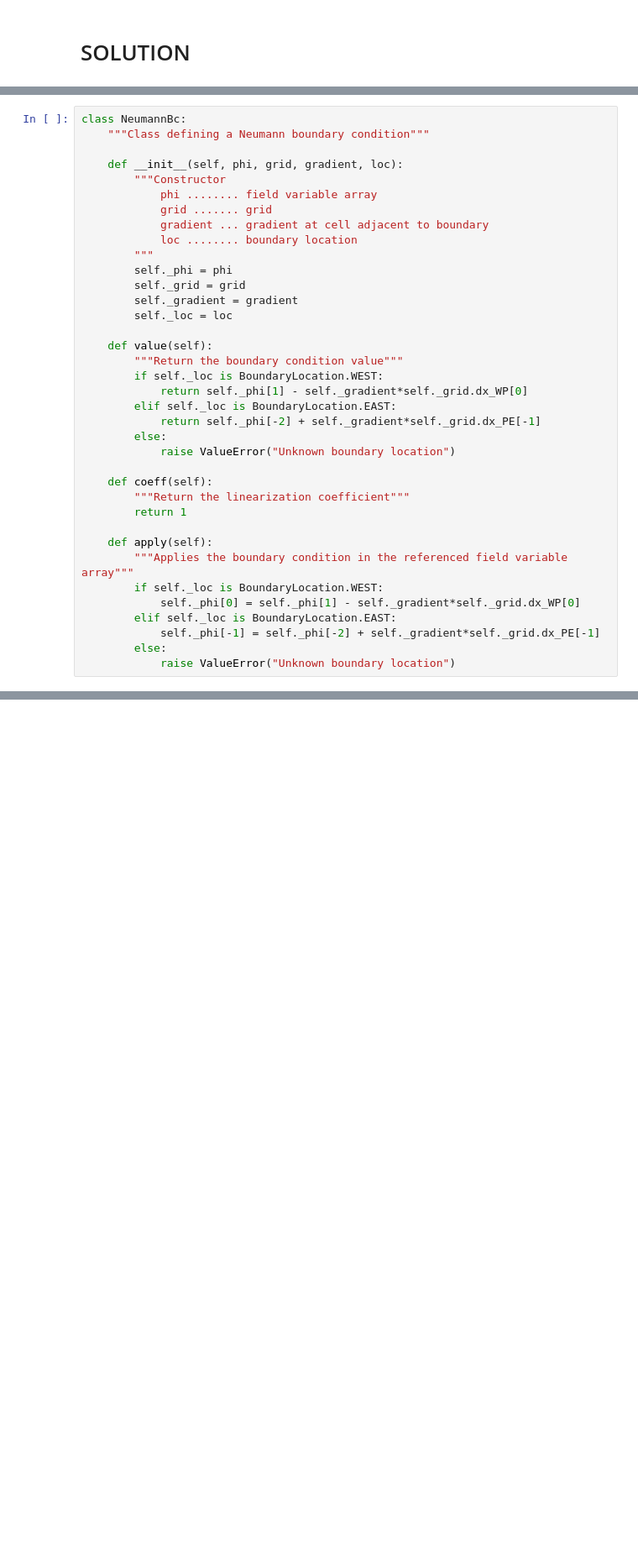
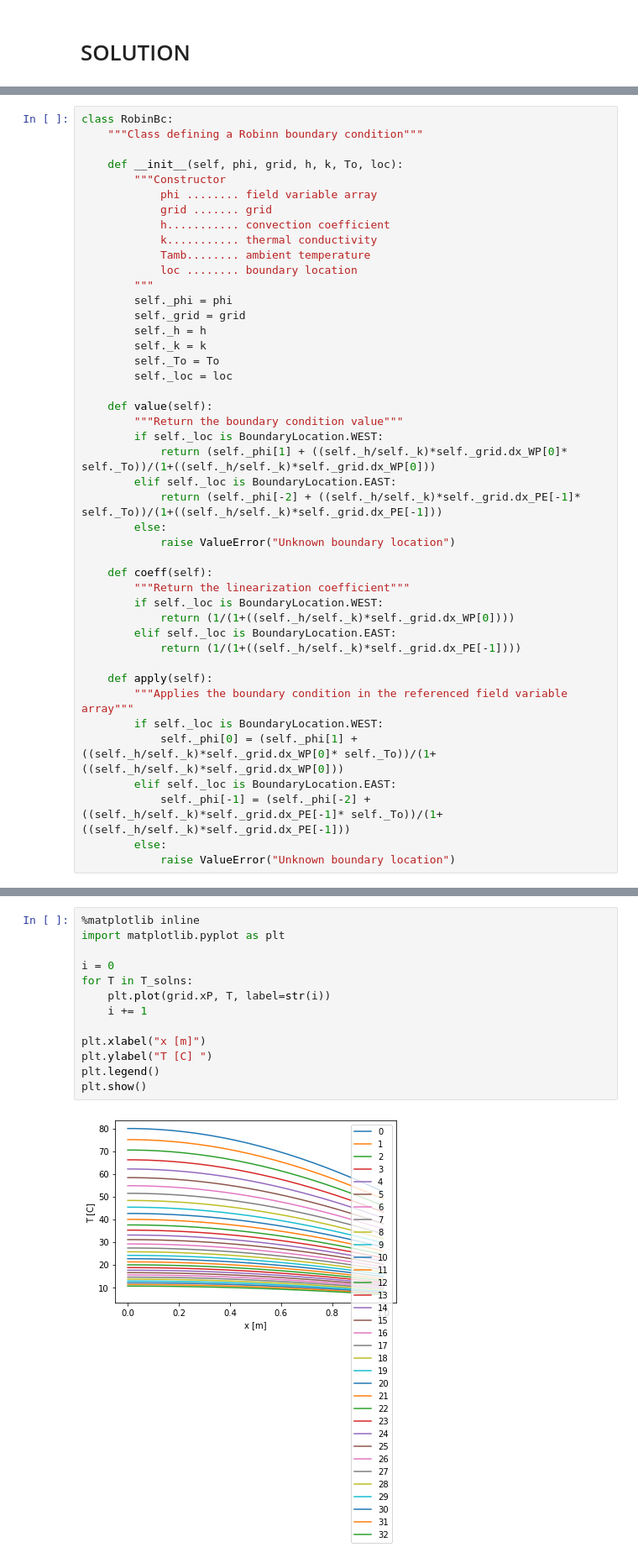
Before and after one commit to vflores4/Assignment-2, a Jupyter notebook: Assignment_2.ipynb, the cells around one changed output, grey strips where cells are left out. Shown at 84% size. Cells and saved outputs as stored; diff of their text form; blank space fills up the shorter version.

```diff
--- a/Assignment_2.ipynb
+++ b/Assignment_2.ipynb
@@ -218,37 +65,44 @@ class BoundaryLocation(Enum):
 # %%
-class NeumannBc:
-    """Class defining a Neumann boundary condition"""
+class RobinBc:
+    """Class defining a Robinn boundary condition"""
 
-    def __init__(self, phi, grid, gradient, loc):
+    def __init__(self, phi, grid, h, k, To, loc):
         """Constructor
             phi ........ field variable array
             grid ....... grid
-            gradient ... gradient at cell adjacent to boundary
+            h........... convection coefficient
+            k........... thermal conductivity
+            Tamb........ ambient temperature
             loc ........ boundary location
         """
         self._phi = phi
         self._grid = grid
-        self._gradient = gradient
+        self._h = h
+        self._k = k
+        self._To = To
         self._loc = loc
 
     def value(self):
         """Return the boundary condition value"""
         if self._loc is BoundaryLocation.WEST:
-            return self._phi[1] - self._gradient*self._grid.dx_WP[0]
+            return (self._phi[1] + ((self._h/self._k)*self._grid.dx_WP[0]* self._To))/(1+((self._h/self._k)*self._grid.dx_WP[0]))
         elif self._loc is BoundaryLocation.EAST:
-            return self._phi[-2] + self._gradient*self._grid.dx_PE[-1]
+            return (self._phi[-2] + ((self._h/self._k)*self._grid.dx_PE[-1]* self._To))/(1+((self._h/self._k)*self._grid.dx_PE[-1]))
         else:
             raise ValueError("Unknown boundary location")
 
     def coeff(self):
         """Return the linearization coefficient"""
-        return 1
+        if self._loc is BoundaryLocation.WEST:
+            return (1/(1+((self._h/self._k)*self._grid.dx_WP[0])))
+        elif self._loc is BoundaryLocation.EAST:
+            return (1/(1+((self._h/self._k)*self._grid.dx_PE[-1])))
 
     def apply(self):
         """Applies the boundary condition in the referenced field variable array"""
         if self._loc is BoundaryLocation.WEST:
-            self._phi[0] = self._phi[1] - self._gradient*self._grid.dx_WP[0]
+            self._phi[0] = (self._phi[1] + ((self._h/self._k)*self._grid.dx_WP[0]* self._To))/(1+((self._h/self._k)*self._grid.dx_WP[0]))
         elif self._loc is BoundaryLocation.EAST:
-            self._phi[-1] = self._phi[-2] + self._gradient*self._grid.dx_PE[-1]
+            self._phi[-1] = (self._phi[-2] + ((self._h/self._k)*self._grid.dx_PE[-1]* self._To))/(1+((self._h/self._k)*self._grid.dx_PE[-1]))
         else:
             raise ValueError("Unknown boundary location")
@@ -408,0 +602,15 @@ class FirstOrderTransientModel:
+# %%
+%matplotlib inline
+import matplotlib.pyplot as plt
+
+i = 0
+for T in T_solns:
+    plt.plot(grid.xP, T, label=str(i))
+    i += 1
+
+plt.xlabel("x [m]")
+plt.ylabel("T [C] ")
+plt.legend()
+plt.show()
+# %% [output]
+[figure, added]
```
Also changed, not shown: parts of 50 cells of this notebook, 1 other file.
